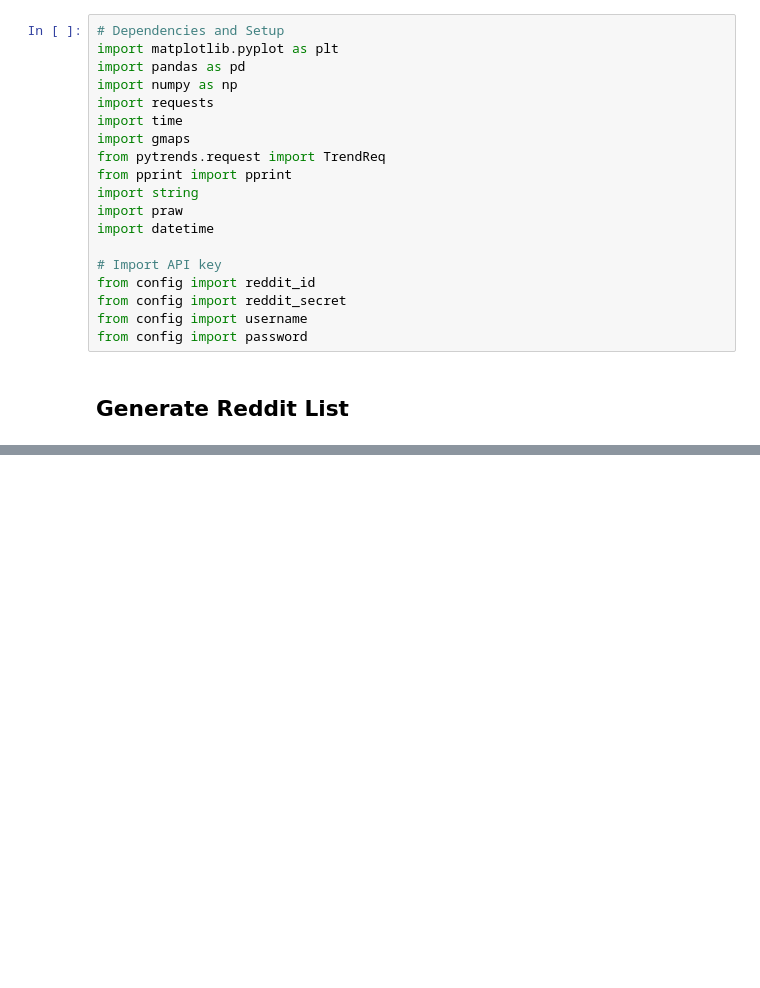
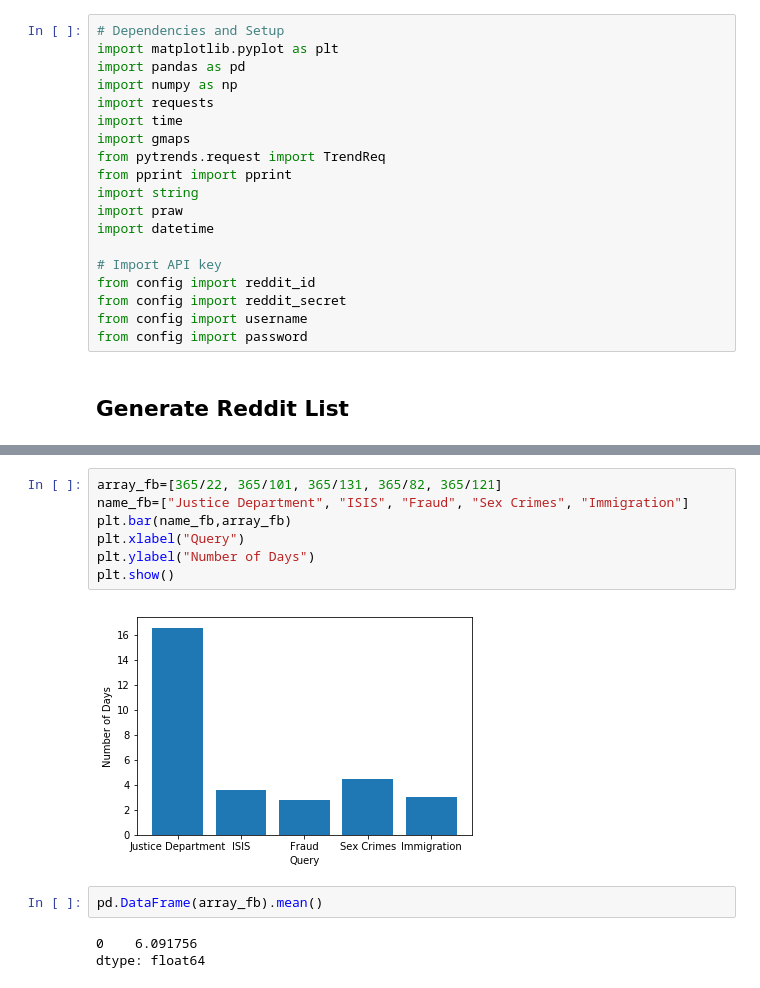
Before and after one commit to yosinao/An-Analysis-on-the-Effectiveness-of-News-Sharing-Channels, a Jupyter notebook: Nino-Yosinao/Reddit.ipynb, the cells around one changed output, grey strips where cells are left out. Cells and saved outputs as stored; diff of their text form; blank space fills up the shorter version.

```diff
--- a/Nino-Yosinao/Reddit.ipynb
+++ b/Nino-Yosinao/Reddit.ipynb
@@ -85,0 +91,14 @@ Nike Denies Shoes for World Cup Team from Iran
+# %%
+array_fb=[365/22, 365/101, 365/131, 365/82, 365/121]
+name_fb=["Justice Department", "ISIS", "Fraud", "Sex Crimes", "Immigration"]
+plt.bar(name_fb,array_fb)
+plt.xlabel("Query")
+plt.ylabel("Number of Days")
+plt.show()
+# %% [output]
+[figure, added]
+# %%
+pd.DataFrame(array_fb).mean()
+# %% [output]
+0    6.091756
+dtype: float64
```
Also changed, not shown: parts of 5 cells of this notebook, 11 other files.
